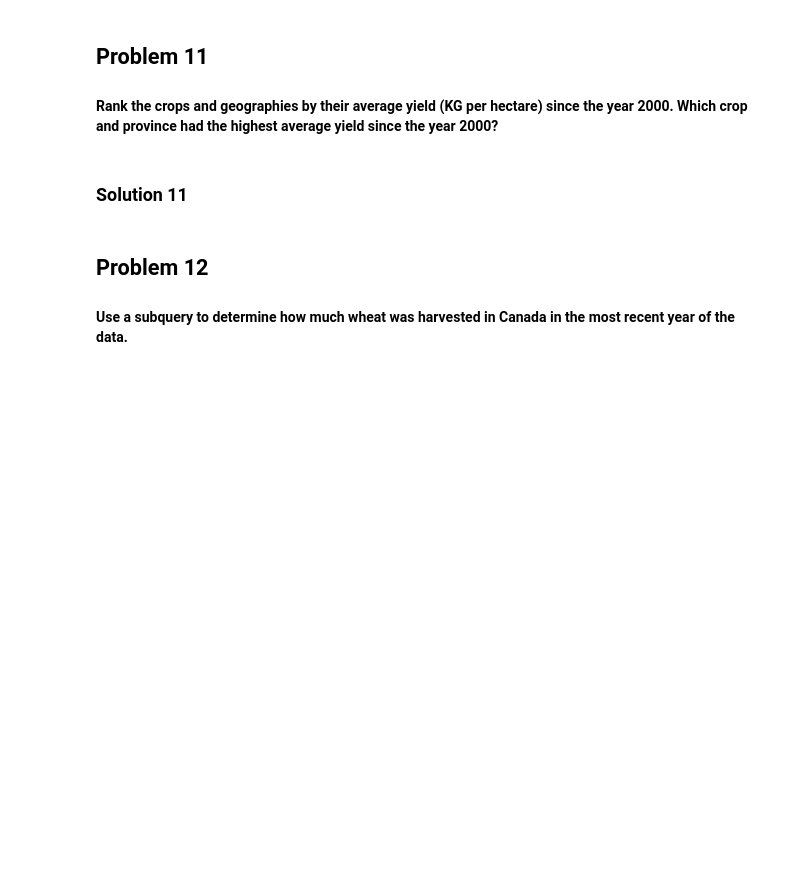
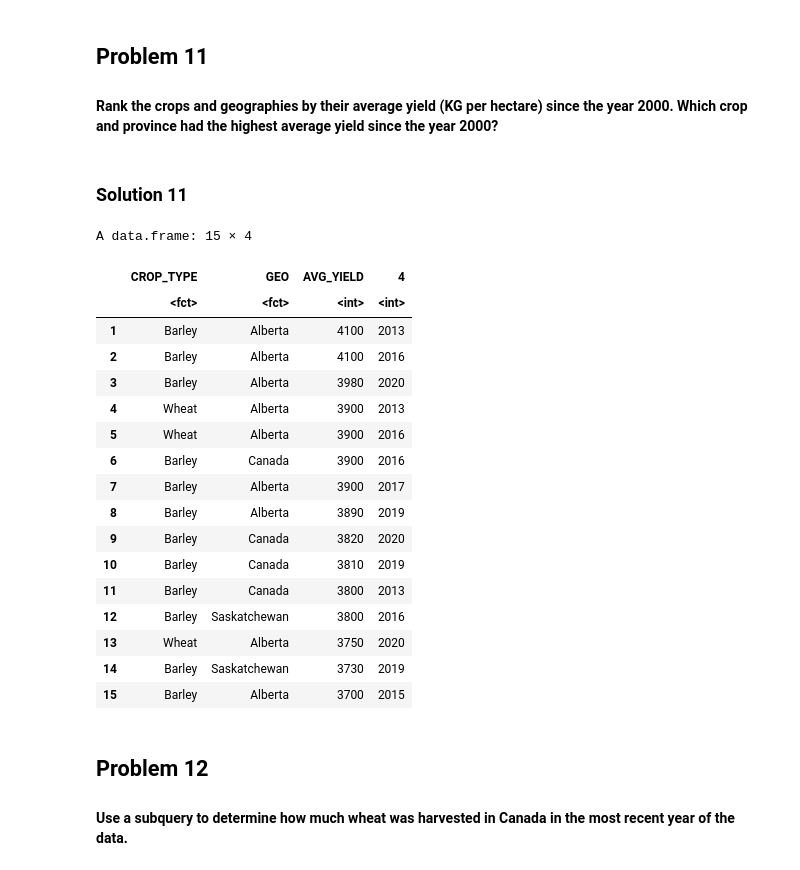
Before and after one commit to alfredo10gk/Help-with-Lab_6, a Jupyter notebook: Final-Project.ipynb, the cells around one changed output. Cells and saved outputs as stored; diff of their text form; code cells hidden in the pictures; blank space fills up the shorter version.

```diff
--- a/Final-Project.ipynb
+++ b/Final-Project.ipynb
@@ -371,6 +430,33 @@ print(barley_provinces)
 #### Rank the crops and geographies by their average yield (KG per hectare) since the year 2000. Which crop and province had the highest average yield since the year 2000?
 # %% [markdown]
 ### Solution 11
+# %%
+highest<- "SELECT DISTINCT CROP_TYPE, GEO, AVG_YIELD, YEAR(YEAR)
+            FROM CROP_DATA
+            WHERE YEAR(YEAR) > 2000
+            ORDER BY AVG_YIELD DESC
+            LIMIT 15;"
+view <- sqlQuery(db_connection,highest)
+view
+# %% [output]
+A data.frame: 15 × 4
+|  | CROP_TYPE | GEO | AVG_YIELD | 4 |
+|  | <fct> | <fct> | <int> | <int> |
+| 1 | Barley | Alberta | 4100 | 2013 |
+| 2 | Barley | Alberta | 4100 | 2016 |
+| 3 | Barley | Alberta | 3980 | 2020 |
+| 4 | Wheat | Alberta | 3900 | 2013 |
+| 5 | Wheat | Alberta | 3900 | 2016 |
+| 6 | Barley | Canada | 3900 | 2016 |
+| 7 | Barley | Alberta | 3900 | 2017 |
+| 8 | Barley | Alberta | 3890 | 2019 |
+| 9 | Barley | Canada | 3820 | 2020 |
+| 10 | Barley | Canada | 3810 | 2019 |
+| 11 | Barley | Canada | 3800 | 2013 |
+| 12 | Barley | Saskatchewan | 3800 | 2016 |
+| 13 | Wheat | Alberta | 3750 | 2020 |
+| 14 | Barley | Saskatchewan | 3730 | 2019 |
+| 15 | Barley | Alberta | 3700 | 2015 |
 # %% [markdown]
 ## Problem 12
 #### Use a subquery to determine how much wheat was harvested in Canada in the most recent year of the data.
```
Also changed, not shown: parts of 11 cells of this notebook.
